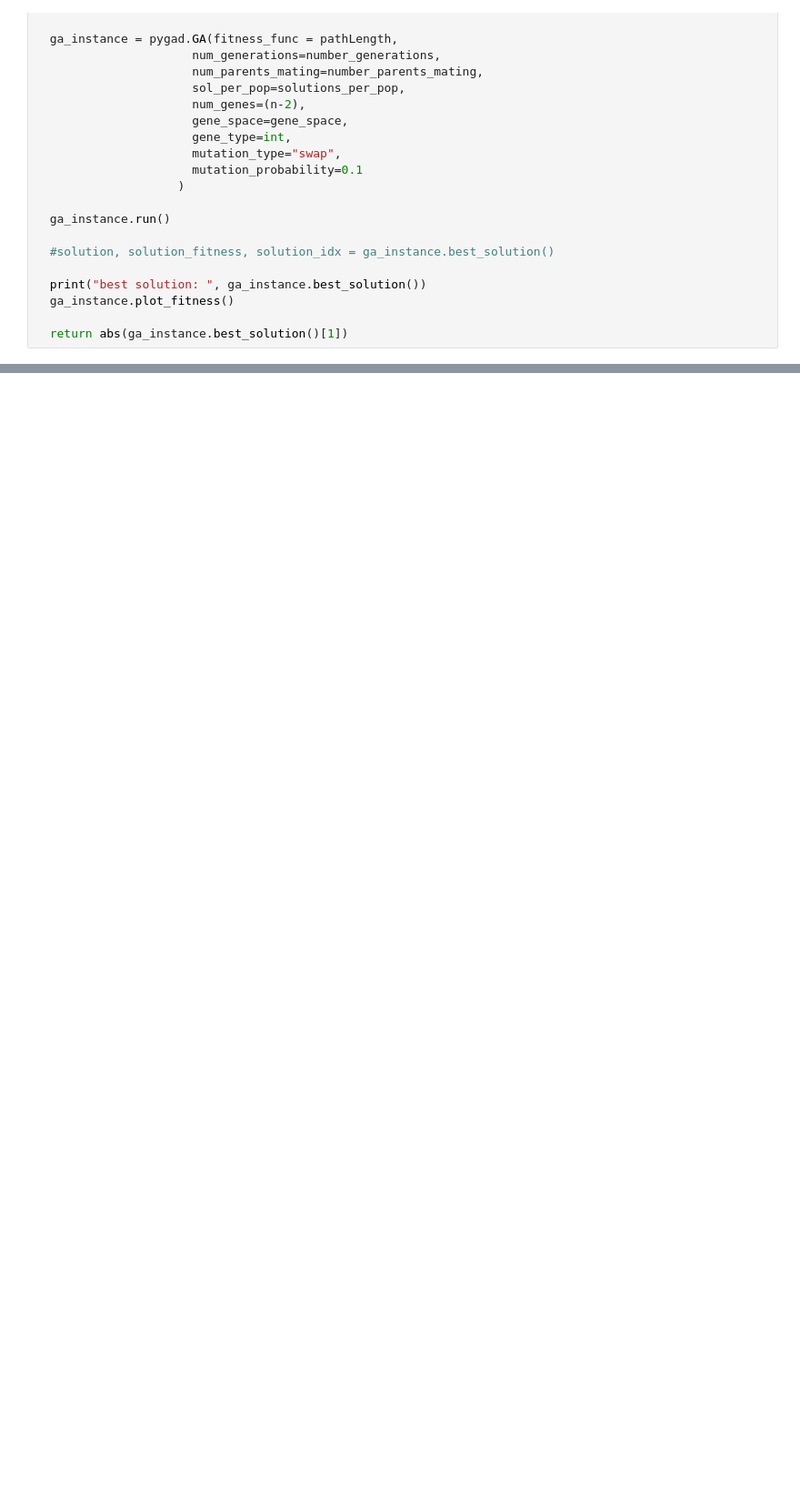
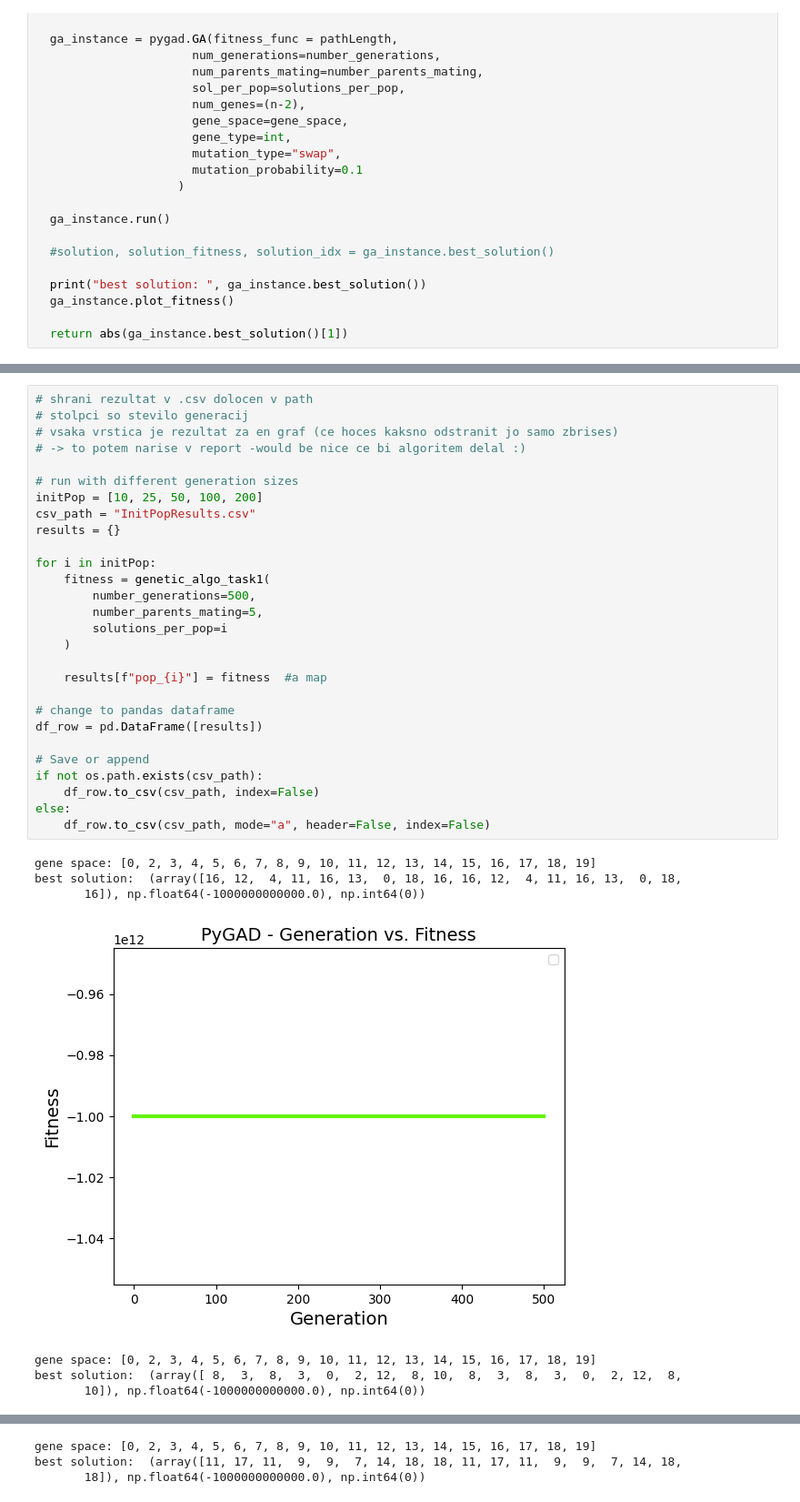
Before and after one commit to Favstina/IntelligentSystems-Assigment_1, a Jupyter notebook: Task1/GA1.ipynb, the cells around one changed output, grey strips where cells are left out. Shown at 91% size. Drawn from its saved outputs; the diff is of its cells as text; blank space fills up the shorter version.

```diff
--- a/Task1/GA1.ipynb
+++ b/Task1/GA1.ipynb
@@ -104,0 +106,36 @@ best solution:  (array([ 3,  6, 11,  3,  0, 14,  3,  6, 11,  3,  0, 14,  7]), np
+# %%
+# shrani rezultat v .csv dolocen v path
+# stolpci so stevilo generacij
+# vsaka vrstica je rezultat za en graf (ce hoces kaksno odstranit jo samo zbrises)
+# -> to potem narise v report -would be nice ce bi algoritem delal :)
+
+# run with different generation sizes
+initPop = [10, 25, 50, 100, 200]
+csv_path = "InitPopResults.csv"
+results = {}
+
+for i in initPop:
+    fitness = genetic_algo_task1(
+        number_generations=500,
+        number_parents_mating=5,
+        solutions_per_pop=i
+    )
+
+    results[f"pop_{i}"] = fitness  #a map
+
+# change to pandas dataframe
+df_row = pd.DataFrame([results])
+
+# Save or append
+if not os.path.exists(csv_path):
+    df_row.to_csv(csv_path, index=False)
+else:
+    df_row.to_csv(csv_path, mode="a", header=False, index=False)
+# %% [output]
+gene space: [0, 2, 3, 4, 5, 6, 7, 8, 9, 10, 11, 12, 13, 14, 15, 16, 17, 18, 19]
+best solution:  (array([16, 12,  4, 11, 16, 13,  0, 18, 16, 16, 12,  4, 11, 16, 13,  0, 18,
+       16]), np.float64(-1000000000000.0), np.int64(0))
+[figure, added]
+gene space: [0, 2, 3, 4, 5, 6, 7, 8, 9, 10, 11, 12, 13, 14, 15, 16, 17, 18, 19]
+best solution:  (array([ 8,  3,  8,  3,  0,  2, 12,  8, 10,  8,  3,  8,  3,  0,  2, 12,  8,
+       10]), np.float64(-1000000000000.0), np.int64(0))
@@ -104,0 +143,3 @@ best solution:  (array([ 3,  6, 11,  3,  0, 14,  3,  6, 11,  3,  0, 14,  7]), np
+gene space: [0, 2, 3, 4, 5, 6, 7, 8, 9, 10, 11, 12, 13, 14, 15, 16, 17, 18, 19]
+best solution:  (array([11, 17, 11,  9,  9,  7, 14, 18, 18, 11, 17, 11,  9,  9,  7, 14, 18,
+       18]), np.float64(-1000000000000.0), np.int64(0))
```
Also changed, not shown: parts of 5 cells of this notebook, 3 other files.
